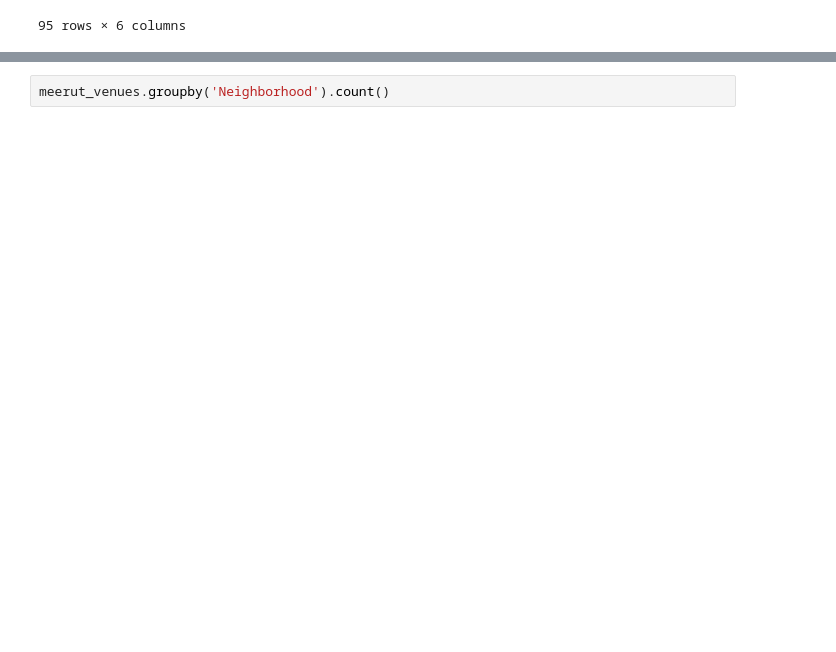
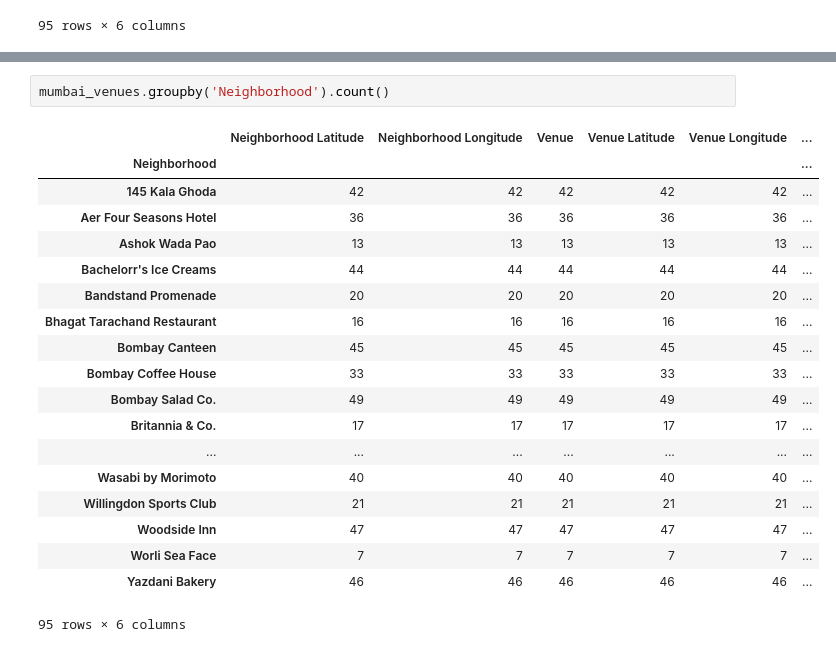
Before and after one commit to prateekcsit/Coursera_Capstone, a Jupyter notebook: Battle of Neighborhoods- Capstone Project.ipynb, the cells around one changed output, grey strips where cells are left out. Cells and saved outputs as stored; diff of their text form; blank space fills up the shorter version.

```diff
--- a/Battle of Neighborhoods- Capstone Project.ipynb
+++ b/Battle of Neighborhoods- Capstone Project.ipynb
@@ -286,2 +362,22 @@ meerut_venues.head()
 # %%
-meerut_venues.groupby('Neighborhood').count()
+mumbai_venues.groupby('Neighborhood').count()
+# %% [output]
+|  | Neighborhood Latitude | Neighborhood Longitude | Venue | Venue Latitude | Venue Longitude | ... |
+| Neighborhood |  |  |  |  |  | ... |
+| 145 Kala Ghoda | 42 | 42 | 42 | 42 | 42 | ... |
+| Aer Four Seasons Hotel | 36 | 36 | 36 | 36 | 36 | ... |
+| Ashok Wada Pao | 13 | 13 | 13 | 13 | 13 | ... |
+| Bachelorr's Ice Creams | 44 | 44 | 44 | 44 | 44 | ... |
+| Bandstand Promenade | 20 | 20 | 20 | 20 | 20 | ... |
+| Bhagat Tarachand Restaurant | 16 | 16 | 16 | 16 | 16 | ... |
+| Bombay Canteen | 45 | 45 | 45 | 45 | 45 | ... |
+| Bombay Coffee House | 33 | 33 | 33 | 33 | 33 | ... |
+| Bombay Salad Co. | 49 | 49 | 49 | 49 | 49 | ... |
+| Britannia & Co. | 17 | 17 | 17 | 17 | 17 | ... |
+| ... | ... | ... | ... | ... | ... | ... |
+| Wasabi by Morimoto | 40 | 40 | 40 | 40 | 40 | ... |
+| Willingdon Sports Club | 21 | 21 | 21 | 21 | 21 | ... |
+| Woodside Inn | 47 | 47 | 47 | 47 | 47 | ... |
+| Worli Sea Face | 7 | 7 | 7 | 7 | 7 | ... |
+| Yazdani Bakery | 46 | 46 | 46 | 46 | 46 | ... |
+95 rows × 6 columns
```
Also changed, not shown: parts of 31 cells of this notebook.
